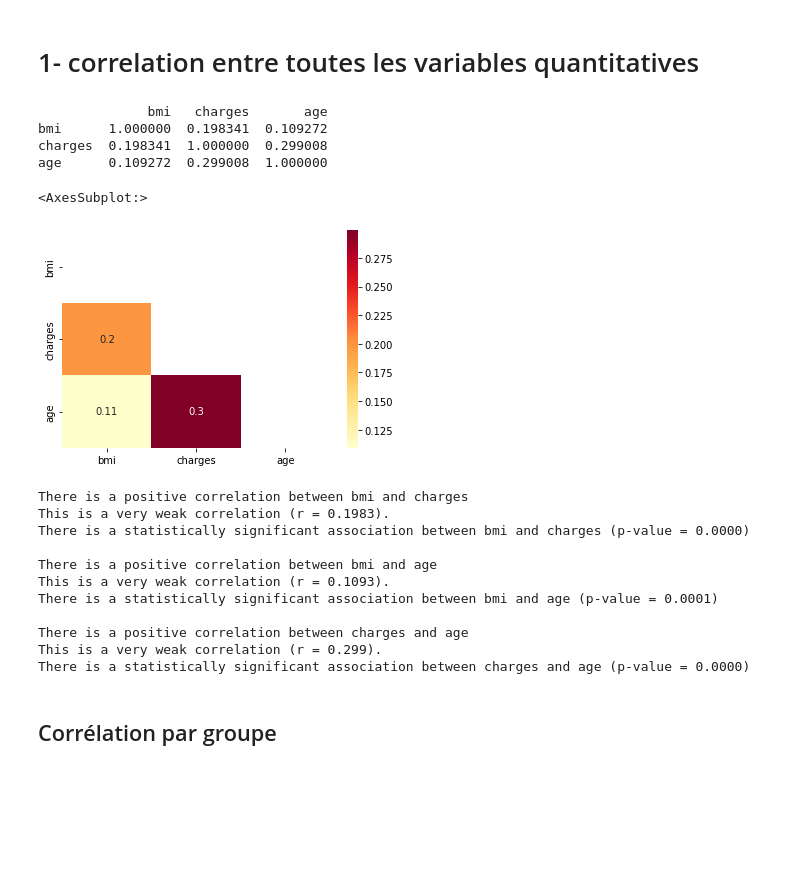
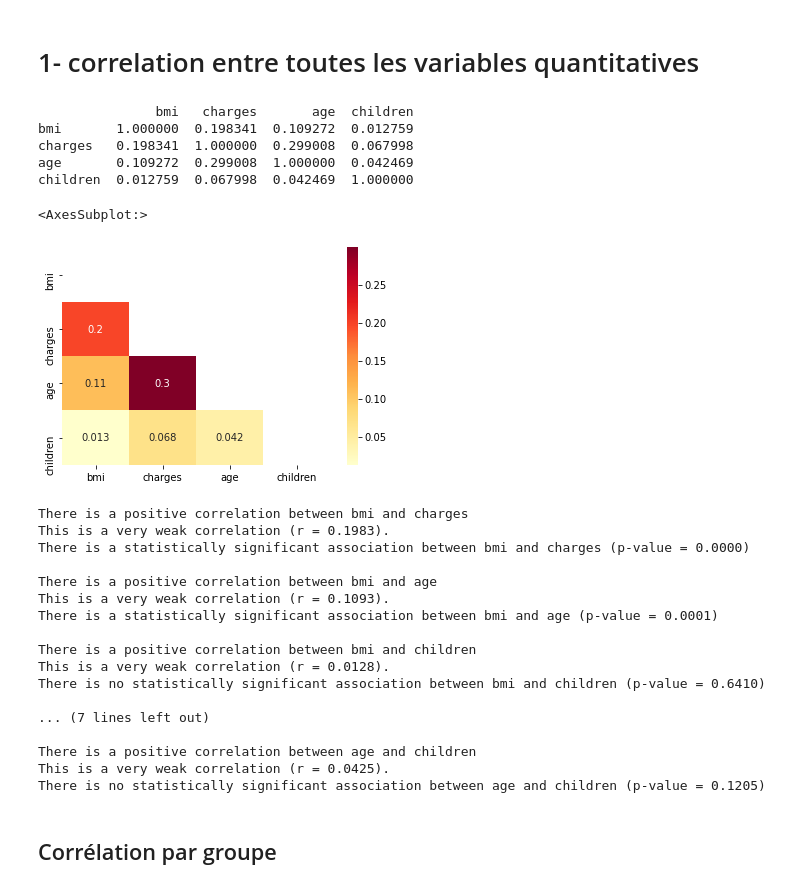
Before and after one commit to zoltarzol/brief_assur_aimant, a Jupyter notebook: Emad/analyse/analyse_Emad.ipynb, the cells around one changed output. Drawn from its saved outputs; the diff is of its cells as text; code cells hidden in the pictures; blank space fills up the shorter version.

```diff
--- a/Emad/analyse/analyse_Emad.ipynb
+++ b/Emad/analyse/analyse_Emad.ipynb
@@ -554,24 +491,25 @@ gini coefiicient : 0.4631250807925965
 # 1- correlation entre toutes les variables quantitatives
 # %%
 # Select only the numeric columns
-numeric_columns = data[['bmi', 'charges','age']]
+numeric_columns = data[['bmi', 'charges','age', 'children']]
 # Compute the pairwise correlations between the numeric columns
 corr = numeric_columns.corr()
 print(corr)
 
 
 # Create a mask for the upper triangle
 mask = np.triu(np.ones_like(corr, dtype=bool))
 
 # Plot the correlation matrix as a heatmap
 sns.heatmap(corr, annot=True, mask=mask, cmap='YlOrRd')
 # %% [output]
-              bmi   charges       age
-bmi      1.000000  0.198341  0.109272
-charges  0.198341  1.000000  0.299008
-age      0.109272  0.299008  1.000000
+               bmi   charges       age  children
+bmi       1.000000  0.198341  0.109272  0.012759
+charges   0.198341  1.000000  0.299008  0.067998
+age       0.109272  0.299008  1.000000  0.042469
+children  0.012759  0.067998  0.042469  1.000000
 <AxesSubplot:>
-[figure, old version]
+[figure, new version]
 # %%
 
 my_functions.correlation_test(numeric_columns, 0.05)
@@ -584,9 +522,15 @@ There is a positive correlation between bmi and age
 This is a very weak correlation (r = 0.1093).
 There is a statistically significant association between bmi and age (p-value = 0.0001)
 
-There is a positive correlation between charges and age
-This is a very weak correlation (r = 0.299).
-There is a statistically significant association between charges and age (p-value = 0.0000)
+There is a positive correlation between bmi and children
+This is a very weak correlation (r = 0.0128).
+There is no statistically significant association between bmi and children (p-value = 0.6410)
+
+... (7 lines left out)
+
+There is a positive correlation between age and children
+This is a very weak correlation (r = 0.0425).
+There is no statistically significant association between age and children (p-value = 0.1205)
 # %% [markdown]
 ## Corrélation par groupe
 # %%
```
Also changed, not shown: parts of 4 cells of this notebook, 3 other files.
